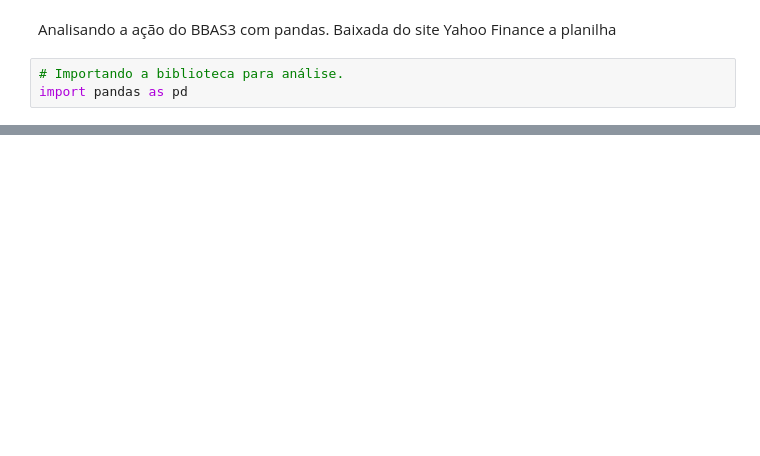
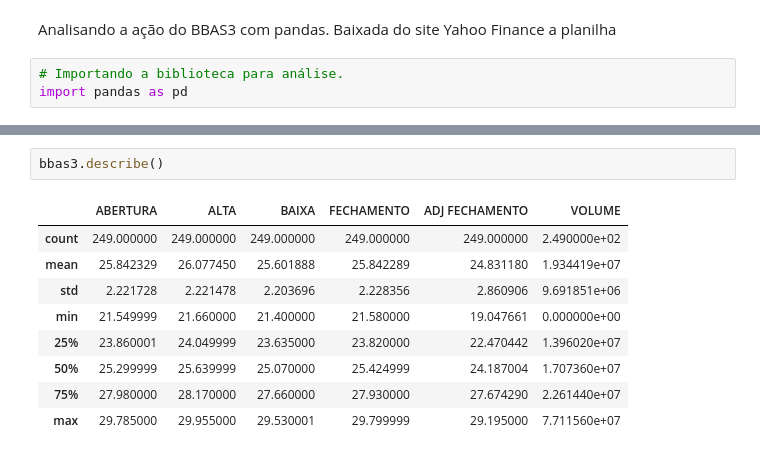
Before and after one commit to kalebeSS/Analisando-BB, a Jupyter notebook: sig.ipynb, the cells around one changed output, grey strips where cells are left out. Drawn from its saved outputs; the diff is of its cells as text; blank space fills up the shorter version.

```diff
--- a/sig.ipynb
+++ b/sig.ipynb
@@ -38,0 +109,12 @@ dtype: int64
+# %%
+bbas3.describe()
+# %% [output]
+|  | ABERTURA | ALTA | BAIXA | FECHAMENTO | ADJ FECHAMENTO | VOLUME |
+| count | 249.000000 | 249.000000 | 249.000000 | 249.000000 | 249.000000 | 2.490000e+02 |
+| mean | 25.842329 | 26.077450 | 25.601888 | 25.842289 | 24.831180 | 1.934419e+07 |
+| std | 2.221728 | 2.221478 | 2.203696 | 2.228356 | 2.860906 | 9.691851e+06 |
+| min | 21.549999 | 21.660000 | 21.400000 | 21.580000 | 19.047661 | 0.000000e+00 |
+| 25% | 23.860001 | 24.049999 | 23.635000 | 23.820000 | 22.470442 | 1.396020e+07 |
+| 50% | 25.299999 | 25.639999 | 25.070000 | 25.424999 | 24.187004 | 1.707360e+07 |
+| 75% | 27.980000 | 28.170000 | 27.660000 | 27.930000 | 27.674290 | 2.261440e+07 |
+| max | 29.785000 | 29.955000 | 29.530001 | 29.799999 | 29.195000 | 7.711560e+07 |
```
Also changed, not shown: parts of 10 cells of this notebook.
